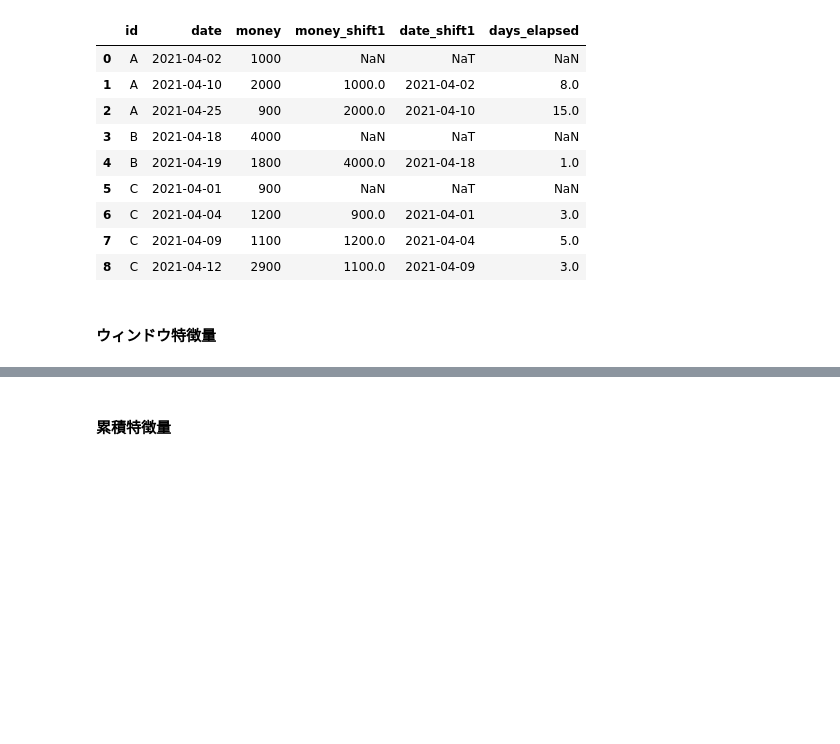
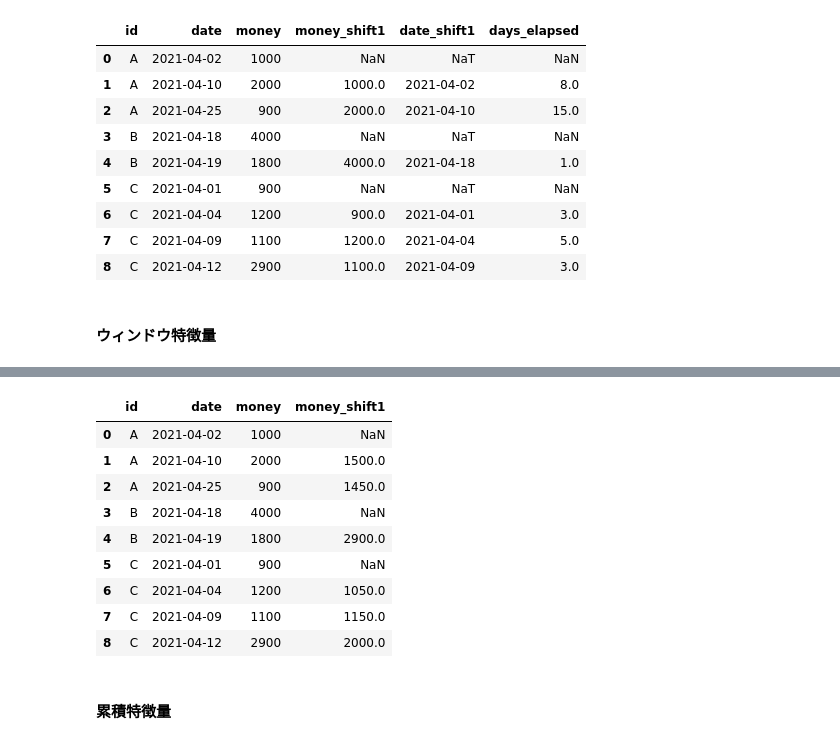
Before and after one commit to ginmaruGH/kaggle_ml_ric, a Jupyter notebook: ch05.ipynb, the cells around one changed output, grey strips where cells are left out. Saved outputs shown, nothing was run; the diff lists cells and outputs as text; code cells hidden in the pictures; blank space fills up the shorter version.

```diff
--- a/ch05.ipynb
+++ b/ch05.ipynb
@@ -911,2 +933,36 @@ df2
+# %%
+# ウィンドウ特徴量（IDごと）
+df4 = pd.DataFrame(
+    {
+        "id": ["A"]*3 + ["B"]*2 + ["C"]*4,
+        "date": [
+            "2021-04-02",
+            "2021-04-10",
+            "2021-04-25",
+            "2021-04-18",
+            "2021-04-19",
+            "2021-04-01",
+            "2021-04-04",
+            "2021-04-09",
+            "2021-04-12",
+        ],
+        "money": [1000, 2000, 900, 4000, 1800, 900, 1200, 1100, 2900],
+    }
+)
+df4["date"] = pd.to_datetime(df4["date"], format="%Y-%m-%d")
+# df4["money_shift1"] = df4.groupby("id")["money"].apply(lambda x: x.rolling(window=2).mean())
+df4["money_shift1"] = df4.groupby("id")["money"].transform(lambda x: x.rolling(window=2).mean())
+df4
+# %% [output]
+|  | id | date | money | money_shift1 |
+| 0 | A | 2021-04-02 | 1000 | NaN |
+| 1 | A | 2021-04-10 | 2000 | 1500.0 |
+| 2 | A | 2021-04-25 | 900 | 1450.0 |
+| 3 | B | 2021-04-18 | 4000 | NaN |
+| 4 | B | 2021-04-19 | 1800 | 2900.0 |
+| 5 | C | 2021-04-01 | 900 | NaN |
+| 6 | C | 2021-04-04 | 1200 | 1050.0 |
+| 7 | C | 2021-04-09 | 1100 | 1150.0 |
+| 8 | C | 2021-04-12 | 2900 | 2000.0 |
 # %% [markdown]
 #### 累積特徴量
```
Also changed, not shown: parts of 7 cells of this notebook.
